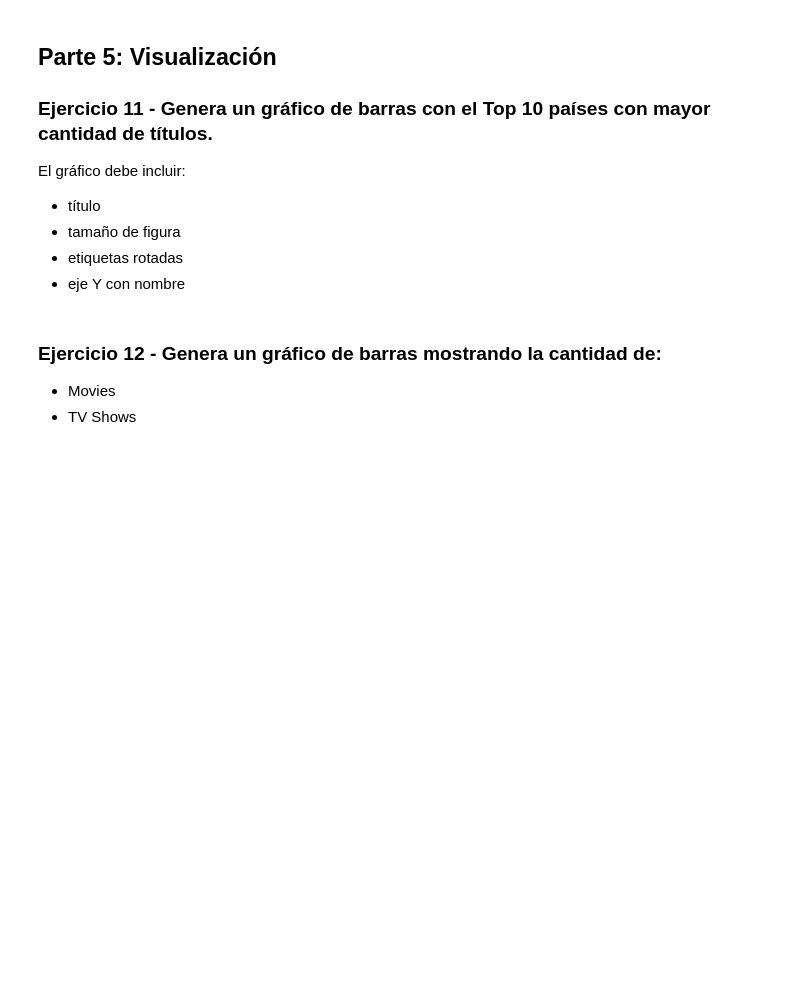
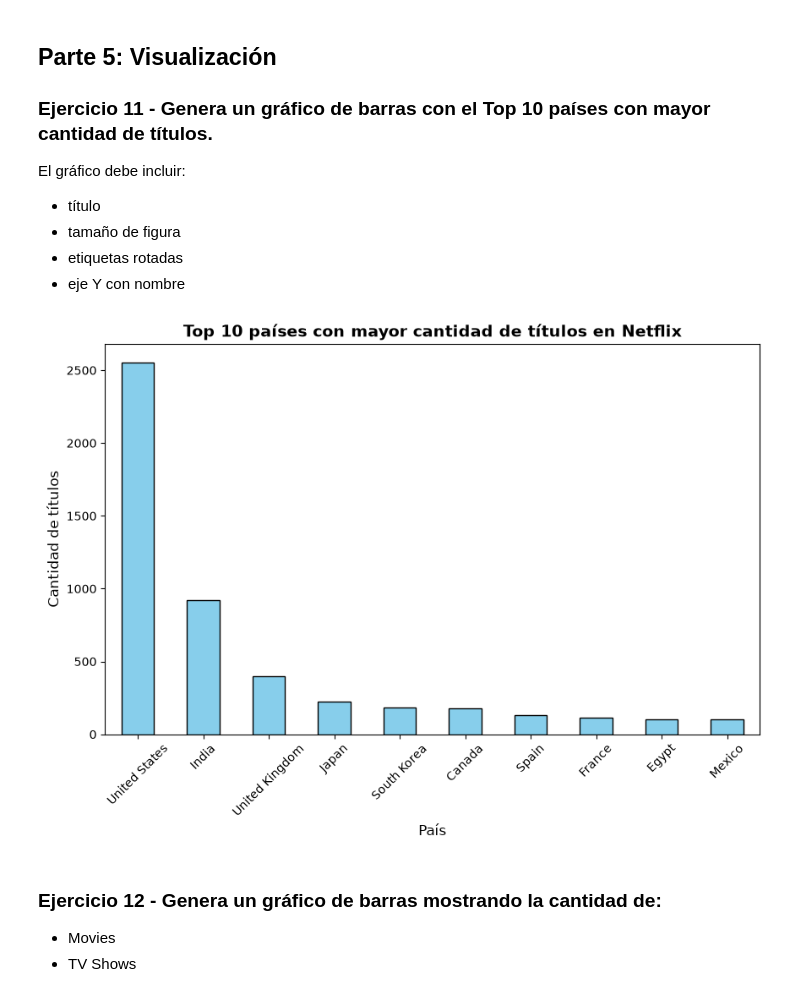
Before and after one commit to Glinarez24/data-analysis-course, a Jupyter notebook: modulo-3-transformacion/clase-10/practica/notebook.ipynb, the cells around one changed output. Drawn from its saved outputs; the diff is of its cells as text; code cells hidden in the pictures; blank space fills up the shorter version.

```diff
--- a/modulo-3-transformacion/clase-10/practica/notebook.ipynb
+++ b/modulo-3-transformacion/clase-10/practica/notebook.ipynb
@@ -214,3 +367,19 @@ El gráfico debe incluir:
+# %%
+# tu código acá
+import matplotlib.pyplot as plt
+
+top_10_paises = df['country'].value_counts().head(10)
+plt.figure(figsize=(10, 6))
+top_10_paises.plot(kind='bar', color='skyblue',edgecolor='black')
+plt.title('Top 10 países con mayor cantidad de títulos en Netflix', fontsize=14, fontweight='bold')
+plt.xlabel('País', fontsize=12)
+plt.ylabel('Cantidad de títulos', fontsize=12)
+
+plt.xticks(rotation=45)
+
+plt.show()
+# %% [output]
+[figure, added]
 # %% [markdown]
 ### Ejercicio 12 - Genera un gráfico de barras mostrando la cantidad de:
 
```
Also changed, not shown: parts of 19 cells of this notebook.
